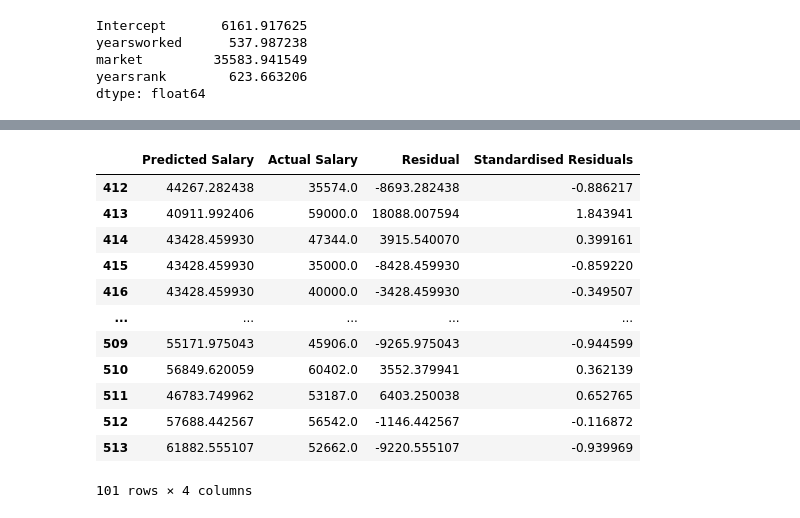
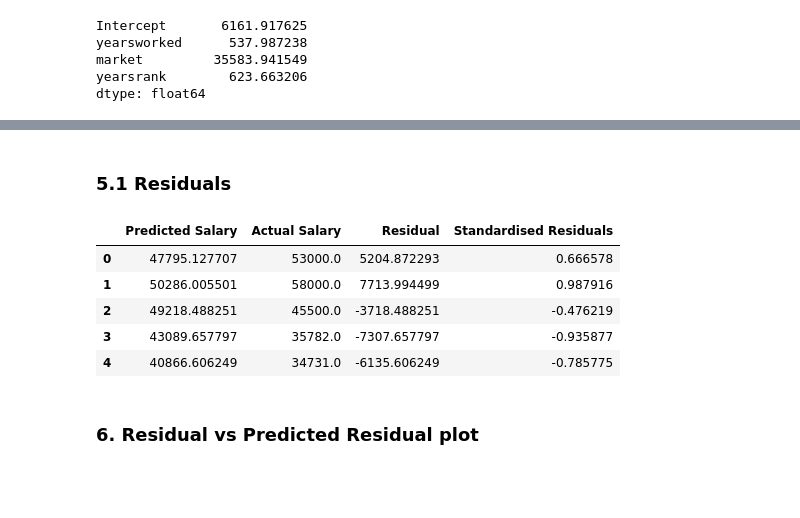
Before and after one commit to tshepojrampai/multivariate_linear_regression, a Jupyter notebook: multivariate_linear_regression.ipynb, the cells around one changed output, grey strips where cells are left out. Saved outputs shown, nothing was run; the diff lists cells and outputs as text; code cells hidden in the pictures; blank space fills up the shorter version.

```diff
--- a/multivariate_linear_regression.ipynb
+++ b/multivariate_linear_regression.ipynb
@@ -485,45 +351,16 @@ df_train1
-# %%
-from math import sqrt
-
-#model1: predict salary using years worked
-df_test1 = model.predict(df_test)
-df_test1 = pd.DataFrame(df_test1)
-
-#Mapping 2 columns: Observed salary together with Predicted salary
-df_test1['Actual Salary'] = df_test['salary']
-df_test1= df_test1.rename(columns={0:'Predicted Salary'})
-df_test1['Actual Salary'] = df_test1['Actual Salary'].astype(float)
-df_test1['Predicted Salary'] = df_test1['Predicted Salary'].astype(float)
-
-#Creating a residual column( a residual vertical distance between a data point and the regression line)
-df_test1['Residual'] = (df_test1['Actual Salary'] - df_test1['Predicted Salary'])
-
-#calculating the RMSE
-from sklearn.metrics import mean_squared_error
-from math import sqrt
-y_actual1 = df_test1['Actual Salary']
-y_predicted1 = df_test1['Predicted Salary']
-
-
-#standardizing residuals
-#Standardized residual = (observed count – expected count) / √expected count
-df_test1['Standardised Residuals'] = df_test1.Residual/rmse_test
-
-df_test1
-# %% [output]
-|  | Predicted Salary | Actual Salary | Residual | Standardised Residuals |
-| 412 | 44267.282438 | 35574.0 | -8693.282438 | -0.886217 |
-| 413 | 40911.992406 | 59000.0 | 18088.007594 | 1.843941 |
-| 414 | 43428.459930 | 47344.0 | 3915.540070 | 0.399161 |
-| 415 | 43428.459930 | 35000.0 | -8428.459930 | -0.859220 |
-| 416 | 43428.459930 | 40000.0 | -3428.459930 | -0.349507 |
-| ... | ... | ... | ... | ... |
-| 509 | 55171.975043 | 45906.0 | -9265.975043 | -0.944599 |
-| 510 | 56849.620059 | 60402.0 | 3552.379941 | 0.362139 |
-| 511 | 46783.749962 | 53187.0 | 6403.250038 | 0.652765 |
-| 512 | 57688.442567 | 56542.0 | -1146.442567 | -0.116872 |
-| 513 | 61882.555107 | 52662.0 | -9220.555107 | -0.939969 |
-101 rows × 4 columns
+# %% [markdown]
+### 5.1 Residuals
+# %%
+df_train1.head()
+# %% [output]
+|  | Predicted Salary | Actual Salary | Residual | Standardised Residuals |
+| 0 | 47795.127707 | 53000.0 | 5204.872293 | 0.666578 |
+| 1 | 50286.005501 | 58000.0 | 7713.994499 | 0.987916 |
+| 2 | 49218.488251 | 45500.0 | -3718.488251 | -0.476219 |
+| 3 | 43089.657797 | 35782.0 | -7307.657797 | -0.935877 |
+| 4 | 40866.606249 | 34731.0 | -6135.606249 | -0.785775 |
+# %% [markdown]
+### 6. Residual vs Predicted Residual plot
 # %%
 sns.residplot(df_train1['Predicted Salary'],df_train1['Standardised Residuals'], lowess= True)
 # %% [output]
```
Also changed, not shown: parts of 66 cells of this notebook.
